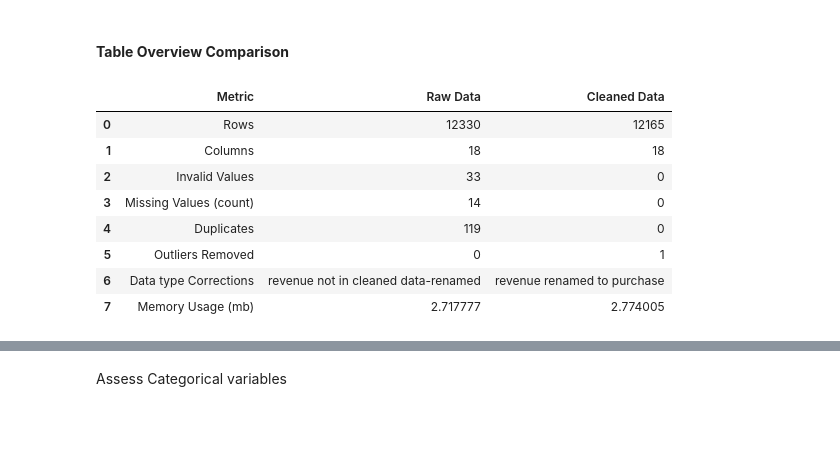
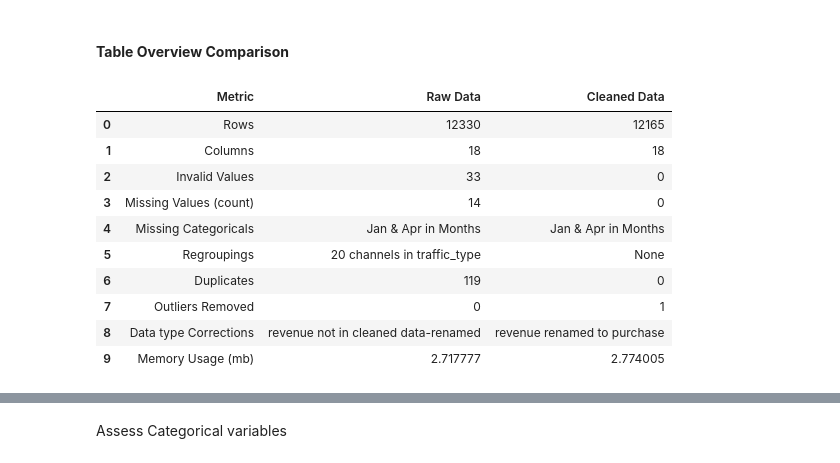
Before and after one commit to Craphtr/online-shopping-ml-case-study, a Jupyter notebook: data_quality_assessment.ipynb, the cells around one changed output, grey strips where cells are left out. Cells and saved outputs as stored; diff of their text form; code cells hidden in the pictures; blank space fills up the shorter version.

Commit message:
raw, cleaned and preprocessed quality assessment done

```diff
--- a/data_quality_assessment.ipynb
+++ b/data_quality_assessment.ipynb
@@ -251,17 +282,19 @@ raw_clean_data_diff
 # %% [markdown]
 #### __Table Overview Comparison__
 # %%
-comparison_table = pd.DataFrame({'Metric':['Rows','Columns','Invalid Values','Missing Values (count)','Duplicates','Outliers Removed','Data type Corrections','Memory Usage (mb)'],
-                                 'Raw Data':[raw[0],raw[1],33,raw_miss.values[0],raw_dup,0,'revenue not in cleaned data-renamed',raw_mem],
-                                 'Cleaned Data': [clean_shape[0],clean_shape[1],0,clean_miss.values[0],clean_dup,1,'revenue renamed to purchase',clean_mem]})
+comparison_table = pd.DataFrame({'Metric':['Rows','Columns','Invalid Values','Missing Values (count)','Missing Categoricals','Regroupings','Duplicates','Outliers Removed','Data type Corrections','Memory Usage (mb)'],
+                                 'Raw Data':[raw[0],raw[1],33,raw_miss.values[0],'Jan & Apr in Months','20 channels in traffic_type', raw_dup,0,'revenue not in cleaned data-renamed',raw_mem],
+                                 'Cleaned Data': [clean_shape[0],clean_shape[1],0,clean_miss.values[0],'Jan & Apr in Months','None',clean_dup,1,'revenue renamed to purchase',clean_mem]})
 comparison_table
 # %% [output]
 |  | Metric | Raw Data | Cleaned Data |
 | 0 | Rows | 12330 | 12165 |
 | 1 | Columns | 18 | 18 |
 | 2 | Invalid Values | 33 | 0 |
 | 3 | Missing Values (count) | 14 | 0 |
-| 4 | Duplicates | 119 | 0 |
-| 5 | Outliers Removed | 0 | 1 |
-| 6 | Data type Corrections | revenue not in cleaned data-renamed | revenue renamed to purchase |
-| 7 | Memory Usage (mb) | 2.717777 | 2.774005 |
+| 4 | Missing Categoricals | Jan & Apr in Months | Jan & Apr in Months |
+| 5 | Regroupings | 20 channels in traffic_type | None |
+| 6 | Duplicates | 119 | 0 |
+| 7 | Outliers Removed | 0 | 1 |
+| 8 | Data type Corrections | revenue not in cleaned data-renamed | revenue renamed to purchase |
+| 9 | Memory Usage (mb) | 2.717777 | 2.774005 |
```
Also changed, not shown: parts of 14 cells of this notebook.
